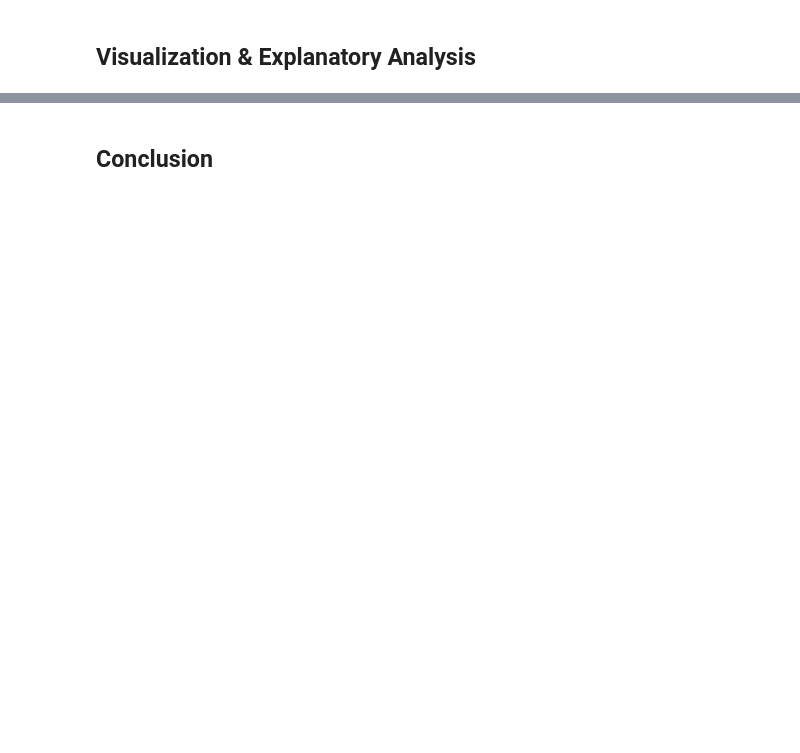
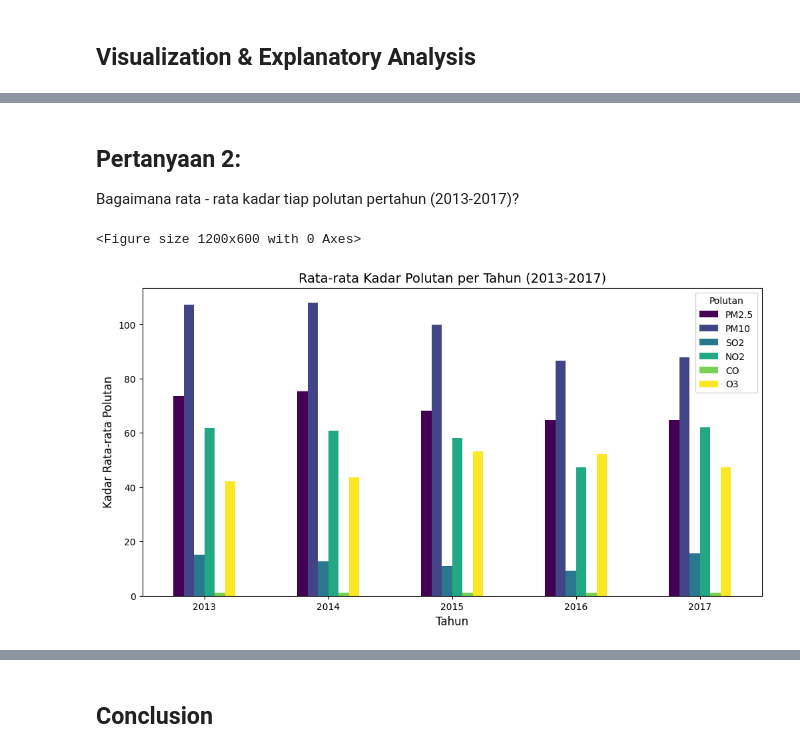
Before and after one commit to cutnabilahp/dashboard_submission_analisis_data, a Jupyter notebook: Proyek_Analisis_Data.ipynb, the cells around one changed output, grey strips where cells are left out. Saved outputs shown, nothing was run; the diff lists cells and outputs as text; code cells hidden in the pictures; blank space fills up the shorter version.

```diff
--- a/Proyek_Analisis_Data.ipynb
+++ b/Proyek_Analisis_Data.ipynb
@@ -697,0 +741,17 @@ plt.show()
+# %% [markdown]
+## Pertanyaan 2:
+Bagaimana rata - rata kadar tiap polutan pertahun (2013-2017)?
+# %%
+# Plot bar chart dengan seaborn untuk kadar polutan
+plt.figure(figsize=(12, 6))
+yearly_avg_pollutants.set_index('year').plot(kind='bar', figsize=(12, 6), colormap='viridis')
+
+plt.xlabel("Tahun", fontsize=12)
+plt.ylabel("Kadar Rata-rata Polutan", fontsize=12)
+plt.title("Rata-rata Kadar Polutan per Tahun (2013-2017)", fontsize=14)
+plt.xticks(rotation=0)
+plt.legend(title="Polutan")
+plt.show()
+# %% [output]
+<Figure size 1200x600 with 0 Axes>
+[figure, added]
```
Also changed, not shown: parts of 61 cells of this notebook, 1 other file.
